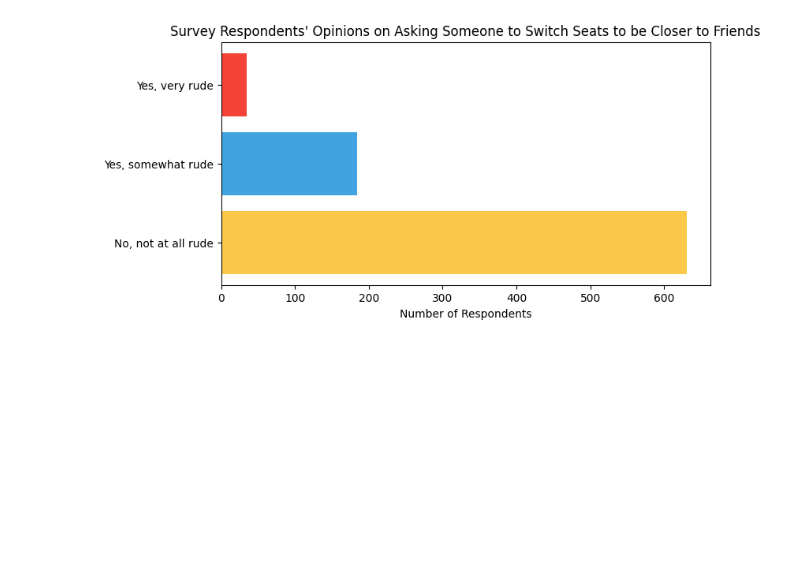
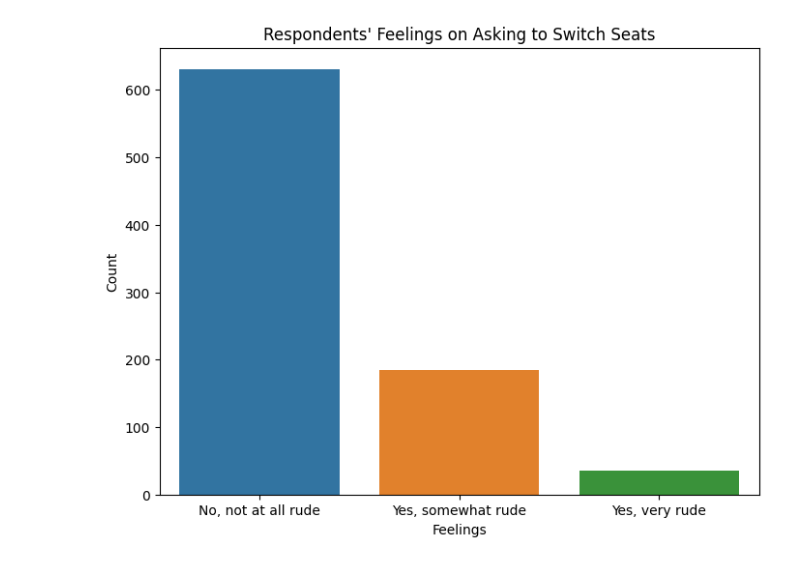
Before and after one commit to AndrewJarjis/Flying-Etiquette, a Jupyter notebook: HW.ipynb, the cells around one changed output. Cells and saved outputs as stored; diff of their text form; code cells hidden in the pictures; blank space fills up the shorter version.

```diff
--- a/HW.ipynb
+++ b/HW.ipynb
@@ -22,11 +25,9 @@ plt.show()
 # %%
-
-switch_counts = df['Is it rude to ask someone to switch seats with you in order to be closer to friends?'].value_counts()
-
-plt.figure(figsize=(8,4))
-plt.barh(switch_counts.index, switch_counts.values, color=['#FAC748', '#41A4E1', '#F44336'])
-plt.title('Survey Respondents\' Opinions on Asking Someone to Switch Seats to be Closer to Friends')
-plt.xlabel('Number of Respondents')
+plt.figure(figsize=(8, 6))
+sns.countplot(data=df, x='Is it rude to ask someone to switch seats with you in order to be closer to friends?')
+plt.title('Respondents\' Feelings on Asking to Switch Seats')
+plt.xlabel('Feelings')
+plt.ylabel('Count')
 plt.show()
 # %% [output]
-[figure, old version]
+[figure, new version]
```
Also changed, not shown: parts of 3 cells of this notebook.
